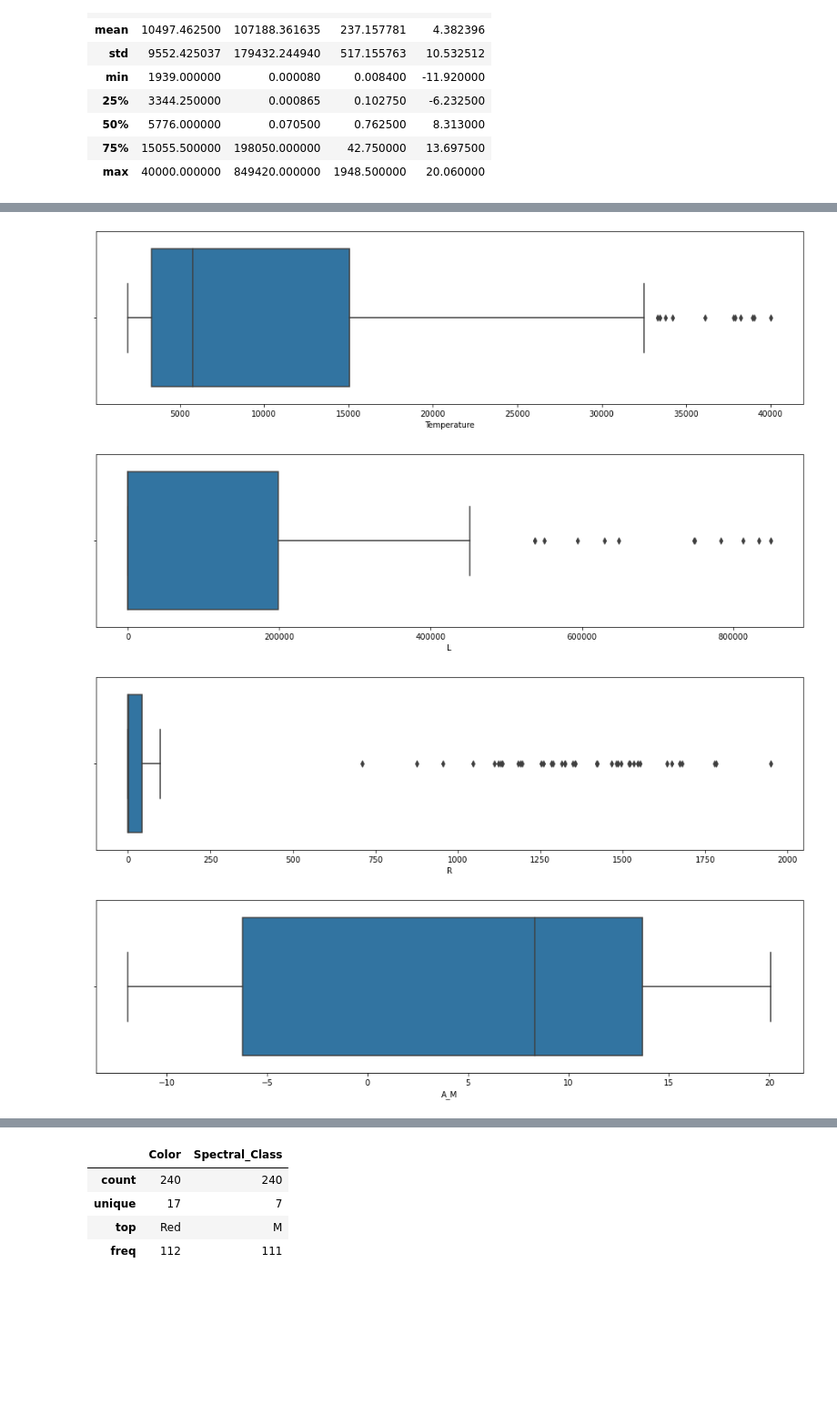
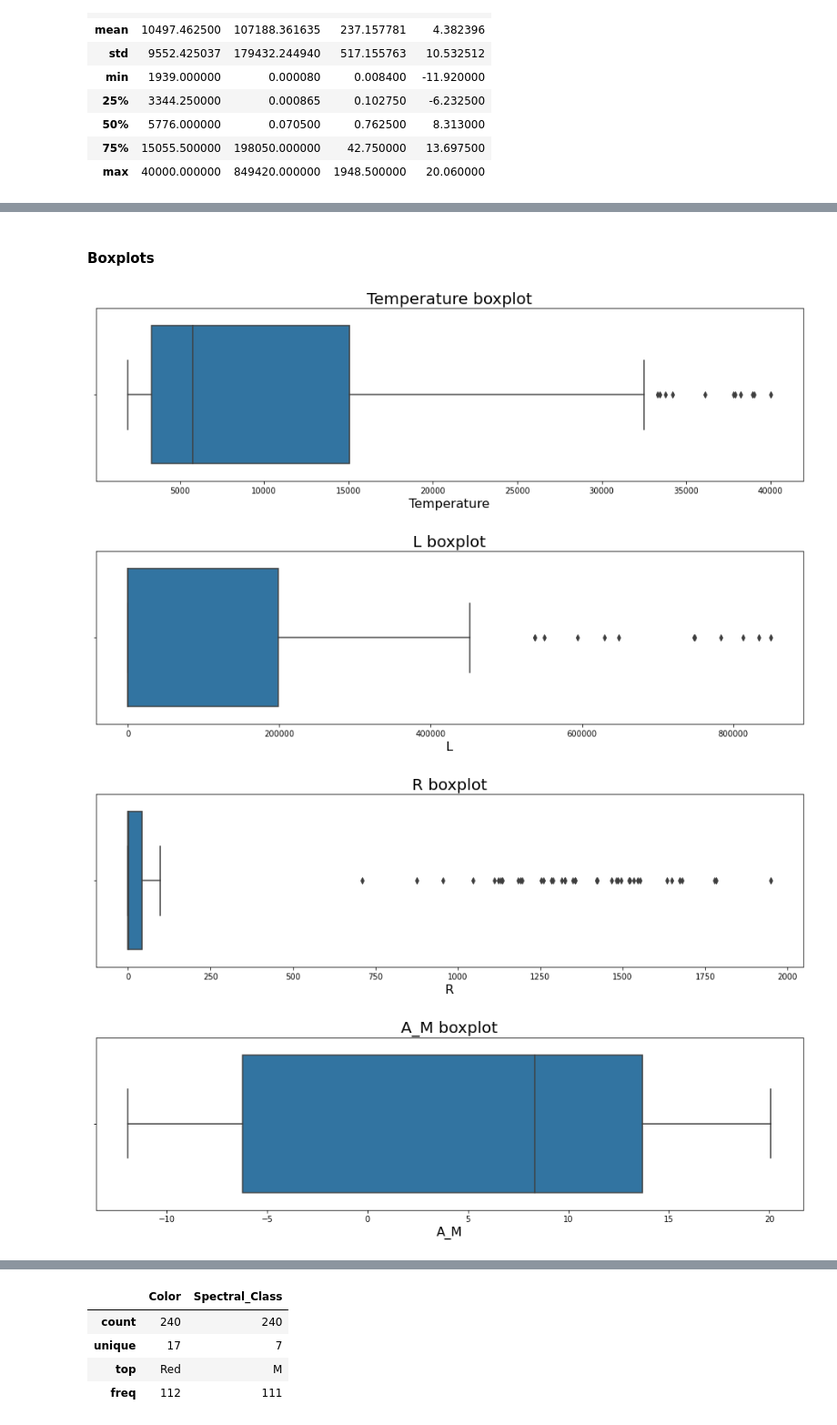
Before and after one commit to ZasadnyJan/Star_type_classification, a Jupyter notebook: Main_notebook.ipynb, the cells around one changed output, grey strips where cells are left out. Shown: that part at 91% size. Saved outputs shown, nothing was run; the diff lists cells and outputs as text; code cells hidden in the pictures; blank space fills up the shorter version.

```diff
--- a/Main_notebook.ipynb
+++ b/Main_notebook.ipynb
@@ -105,11 +179,16 @@ df_vars_num.describe()
+# %% [markdown]
+#### Boxplots
 # %%
 for col_name in df_vars_num:
     plt.figure(figsize=(16, 4))
     sns.boxplot(x=df_vars_num[col_name])
+    plt.title(col_name+ " boxplot", fontsize=20)
+    plt.xlabel(col_name, fontsize=16)
+    plt.xticks(fontsize=10)
     plt.show()
 # %% [output]
-[figure, old version]
+[figure, new version]
-[figure, old version]
+[figure, new version]
-[figure, old version]
+[figure, new version]
-[figure, old version]
+[figure, new version]
 # %% [markdown]
```
Also changed, not shown: parts of 90 cells of this notebook, 2 other files.
